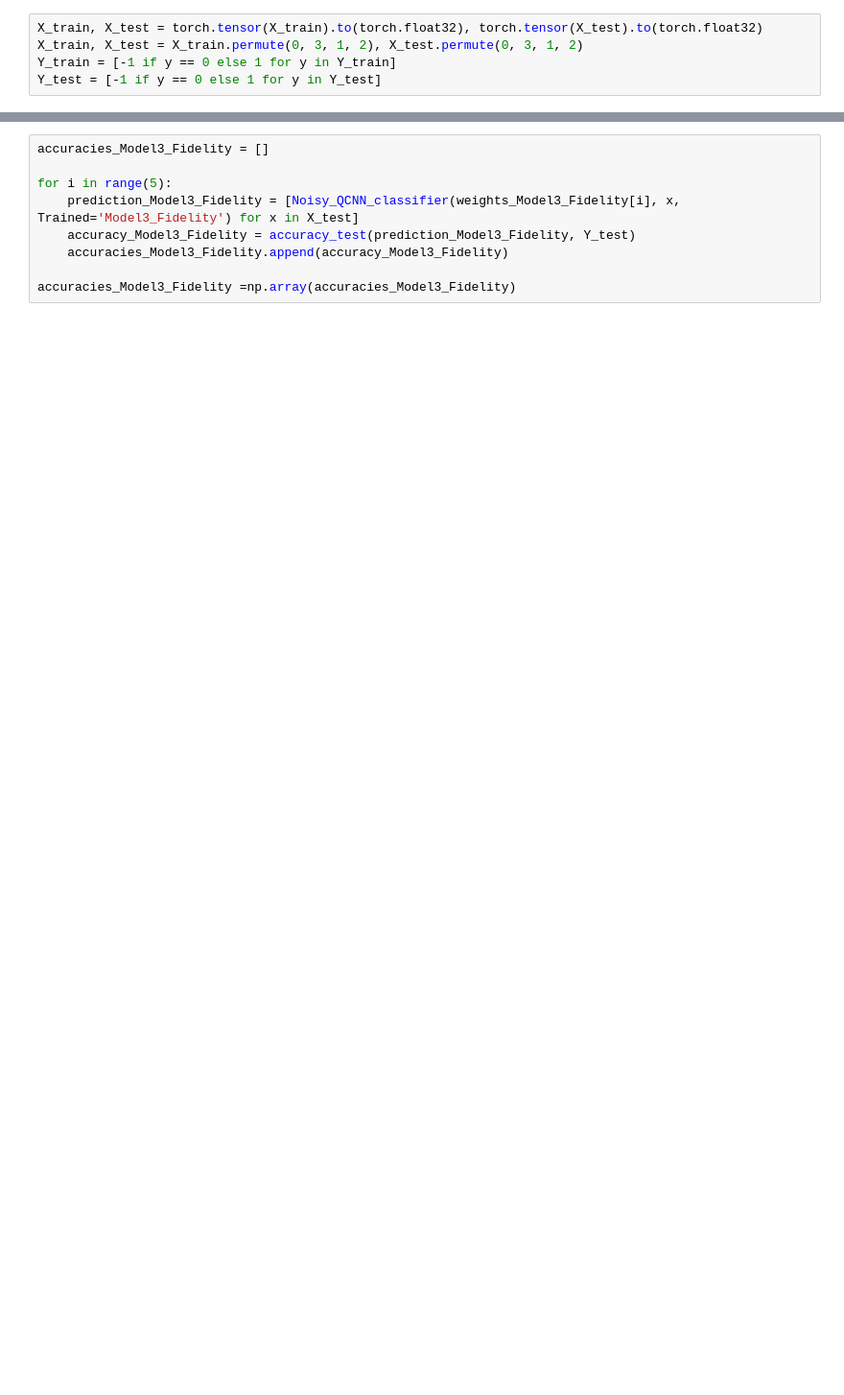
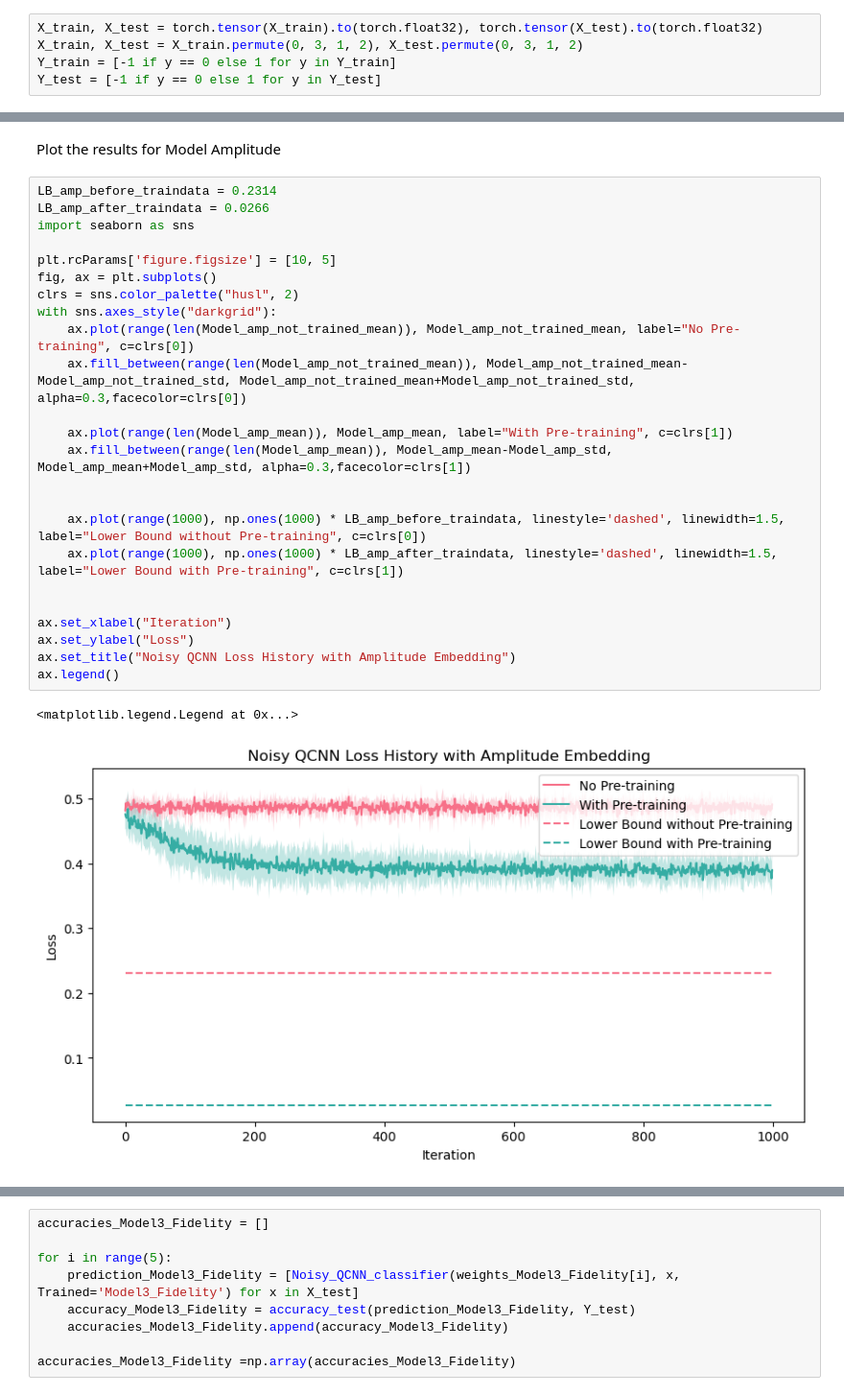
Before and after one commit to takh04/QEmbedding, a Jupyter notebook: Results/QCNN_demonstration/Noisy/Noisy_QCNN_TTN.ipynb, the cells around one changed output, grey strips where cells are left out. Shown: that part at 96% size. Cells and saved outputs as stored; diff of their text form; blank space fills up the shorter version.

Commit message:
Noisy QCNN demo fin

```diff
--- a/Results/QCNN_demonstration/Noisy/Noisy_QCNN_TTN.ipynb
+++ b/Results/QCNN_demonstration/Noisy/Noisy_QCNN_TTN.ipynb
@@ -729,0 +785,29 @@ f.close()
+# %% [markdown]
+Plot the results for Model Amplitude
+# %%
+LB_amp_before_traindata = 0.2314
+LB_amp_after_traindata = 0.0266
+import seaborn as sns
+
+plt.rcParams['figure.figsize'] = [10, 5]
+fig, ax = plt.subplots()
+clrs = sns.color_palette("husl", 2)
+with sns.axes_style("darkgrid"):
+    ax.plot(range(len(Model_amp_not_trained_mean)), Model_amp_not_trained_mean, label="No Pre-training", c=clrs[0])
+    ax.fill_between(range(len(Model_amp_not_trained_mean)), Model_amp_not_trained_mean-Model_amp_not_trained_std, Model_amp_not_trained_mean+Model_amp_not_trained_std, alpha=0.3,facecolor=clrs[0])
+
+    ax.plot(range(len(Model_amp_mean)), Model_amp_mean, label="With Pre-training", c=clrs[1])
+    ax.fill_between(range(len(Model_amp_mean)), Model_amp_mean-Model_amp_std, Model_amp_mean+Model_amp_std, alpha=0.3,facecolor=clrs[1])
+
+
+    ax.plot(range(1000), np.ones(1000) * LB_amp_before_traindata, linestyle='dashed', linewidth=1.5, label="Lower Bound without Pre-training", c=clrs[0])
+    ax.plot(range(1000), np.ones(1000) * LB_amp_after_traindata, linestyle='dashed', linewidth=1.5, label="Lower Bound with Pre-training", c=clrs[1])
+
+
+ax.set_xlabel("Iteration")
+ax.set_ylabel("Loss")
+ax.set_title("Noisy QCNN Loss History with Amplitude Embedding")
+ax.legend()
+# %% [output]
+<matplotlib.legend.Legend at 0x...>
+[figure, added]
```
Also changed, not shown: parts of 52 cells of this notebook, 9 other files.
